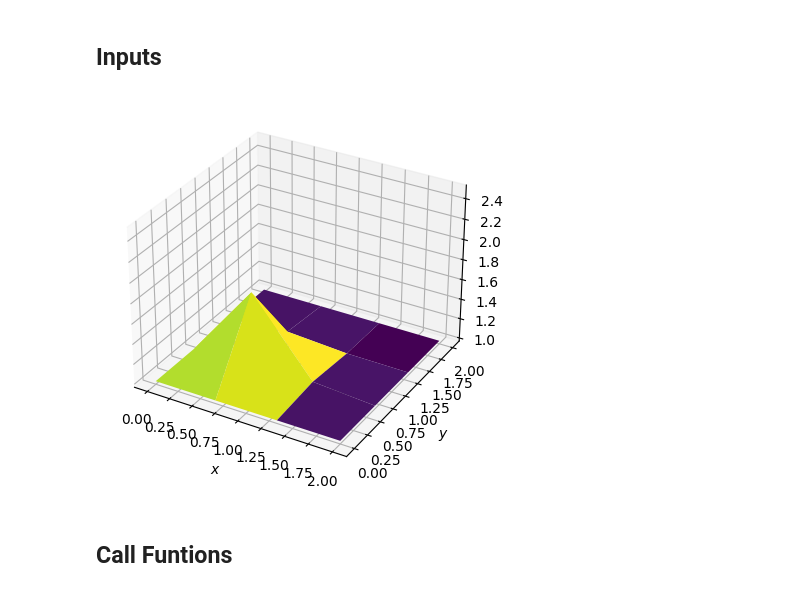
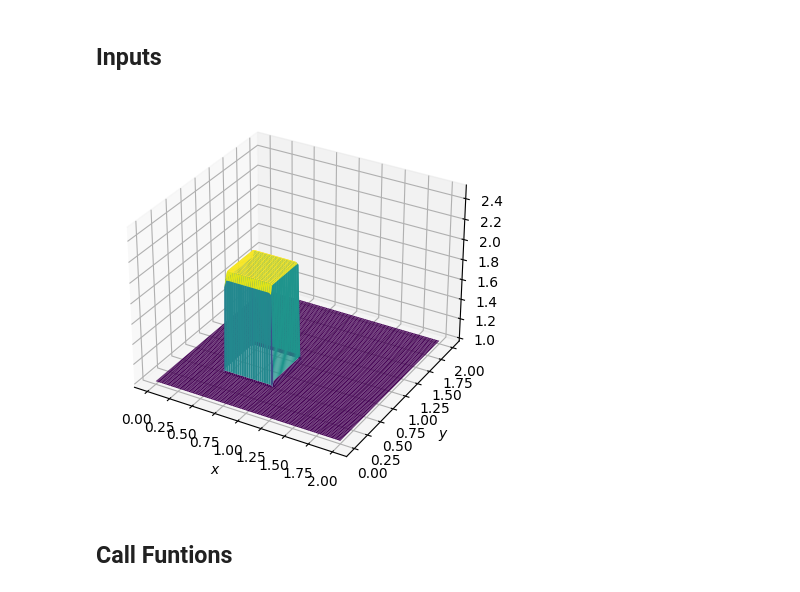
Before and after one commit to oubarka-ismail/Distributed-Computing-HPC-Assignments, a Jupyter notebook: notebooks/2D_Burger.ipynb, the cells around one changed output. Cells and saved outputs as stored; diff of their text form; code cells hidden in the pictures.

```diff
--- a/notebooks/2D_Burger.ipynb
+++ b/notebooks/2D_Burger.ipynb
@@ -103,35 +103,35 @@ def solve_2d_burger_pyccel(u, un, v, vn, nt, dt, dx, dy, nu):
 ## Inputs
 # %%
 ###variable declarations
-nx = 4
-ny = 4
-nt = 1
+nx = 100
+ny = 100
+nt = 20
 dx = 2 / (nx - 1)
 dy = 2 / (ny - 1)
 sigma = .0009
 nu = 0.01
 dt = sigma * dx * dy / nu
 
 
 x = np.linspace(0, 2, nx)
 y = np.linspace(0, 2, ny)
 
 u = np.ones((ny, nx))  # create a 1xn vector of 1's
 v = np.ones((ny, nx))
 un = np.ones((ny, nx))
 vn = np.ones((ny, nx))
 
 solve_2d_burger_pure(u, un, v, vn, nt, dt, dx, dy, nu)
 
 X, Y = np.meshgrid(x, y)
 fig = pyplot.figure(figsize=(7, 5), dpi=100)
 ax = fig.gca(projection='3d')
 surf = ax.plot_surface(X, Y, u, rstride=1, cstride=1, cmap=cm.viridis, linewidth=0, antialiased=True)
 ax.set_zlim(1, 2.5)
 ax.set_xlabel('$x$')
 ax.set_ylabel('$y$');
 # %% [output]
-[figure, old version]
+[figure, new version]
 # %% [markdown]
 ## Call Funtions
 # %% [markdown]
```
Also changed, not shown: parts of 3 cells of this notebook.
